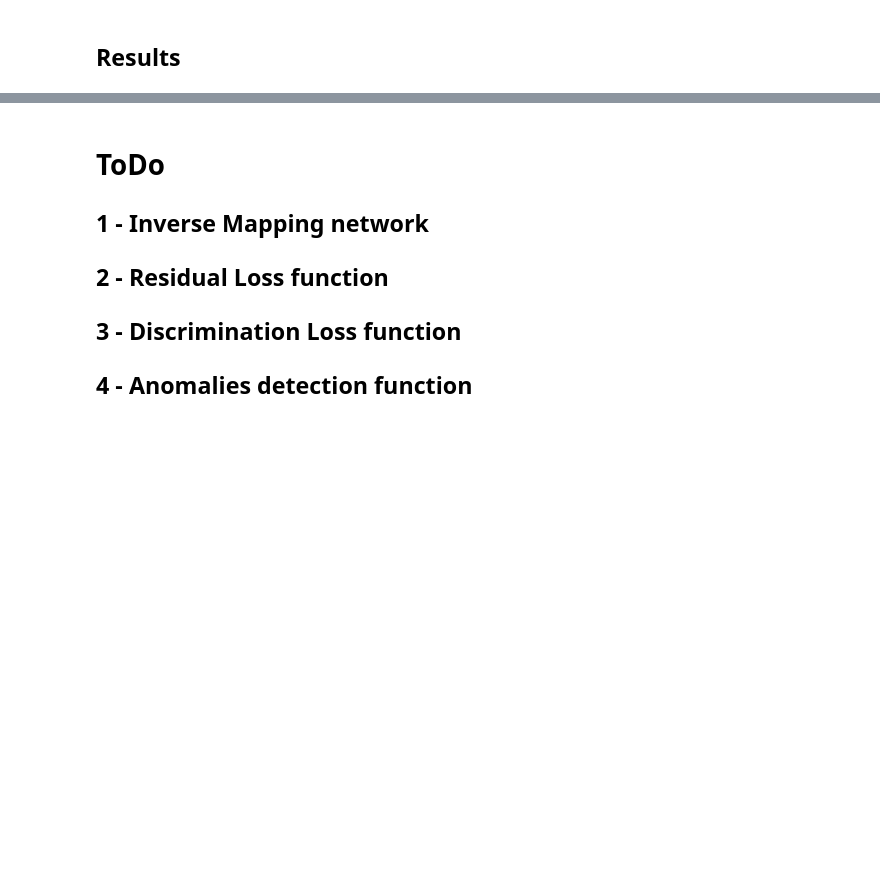
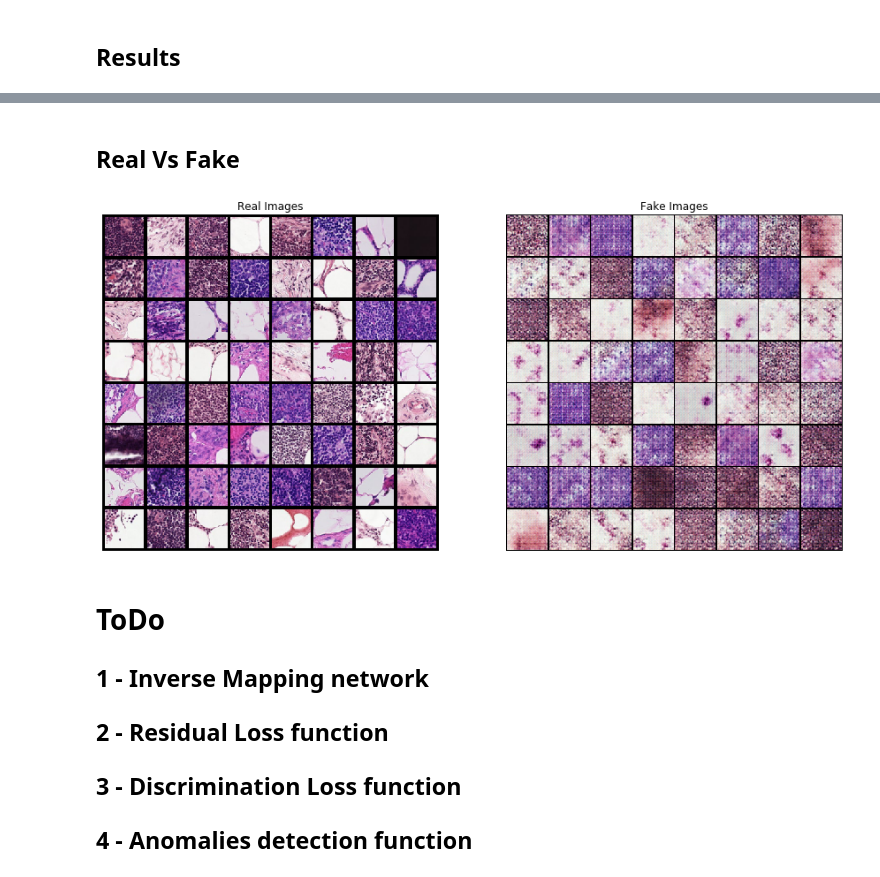
Before and after one commit to jonad/AnoGan-Pytorch, a Jupyter notebook: notebooks/AnoGanCancer.ipynb, the cells around one changed output, grey strips where cells are left out. Saved outputs shown, nothing was run; the diff lists cells and outputs as text; code cells hidden in the pictures; blank space fills up the shorter version.

```diff
--- a/notebooks/AnoGanCancer.ipynb
+++ b/notebooks/AnoGanCancer.ipynb
@@ -261,7 +257,7 @@ D_losses = []
 iters = 0
 
 print(f'Starting Training Loop ... ')
-for epoch in range(num_epochs*25):
+for epoch in range(num_epochs):
   for i, data in enumerate(dataloader_normal,0):
     ############################
     # (1) Update D network: maximize log(D(x)) + log(1 - D(G(z)))
@@ -300,7 +296,7 @@ for epoch in range(num_epochs*25):
     D_G_z2 = output.mean().item()
     optimizerG.step()
     # Output training stats
-    if i %100 == 0:
+    if i %10 == 0:
       print('[%d/%d][%d/%d]\tLoss_D: %.4f\tLoss_G: %.4f\tD(x): %.4f\tD(G(z)): %.4f / %.4f'
                   % (epoch, num_epochs, i, len(dataloader_normal),
                      errD.item(), errG.item(), D_x, D_G_z1, D_G_z2))
@@ -308,7 +304,7 @@ for epoch in range(num_epochs*25):
     G_losses.append(errG.item())
     D_losses.append(errD.item())
     # Check how the generator is doing by saving G's output on fixed_noise
-    if (iters % 500 == 0) or ((epoch == num_epochs-1) and (i == len(dataloader_normal)-1)):
+    if (iters % 10 == 0) or ((epoch == num_epochs-1) and (i == len(dataloader_normal)-1)):
       with torch.no_grad():
         fake = netG(fixed_noise).detach().cpu()
         img_list.append(vutils.make_grid(fake, padding=2, normalize=True))
@@ -355,3 +345,24 @@ HTML(ani.to_jshtml())
+# %% [markdown]
+## Real Vs Fake
+# %%
+# Grab a batch of real images from the dataloader
+real_batch = next(iter(dataloader_normal))
+
+# Plot the real images
+plt.figure(figsize=(15,15))
+plt.subplot(1,2,1)
+plt.axis("off")
+plt.title("Real Images")
+plt.imshow(np.transpose(vutils.make_grid(real_batch[0].to(device)[:64], padding=5, normalize=True).cpu(),(1,2,0)))
+
+# Plot the fake images from the last epoch
+plt.subplot(1,2,2)
+plt.axis("off")
+plt.title("Fake Images")
+plt.imshow(np.transpose(img_list[-1],(1,2,0)))
+plt.show()
+# %% [output]
+[figure, added]
 # %% [markdown]
 # ToDo
  ## 1 - Inverse Mapping network
```
Also changed, not shown: parts of 4 cells of this notebook.
